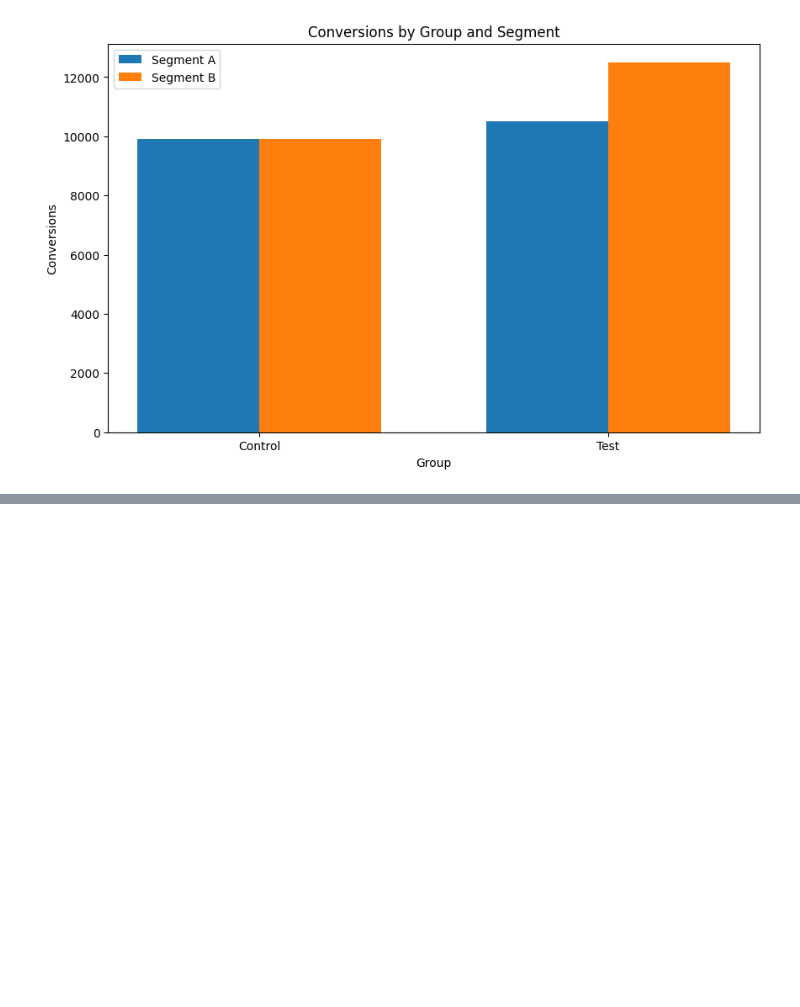
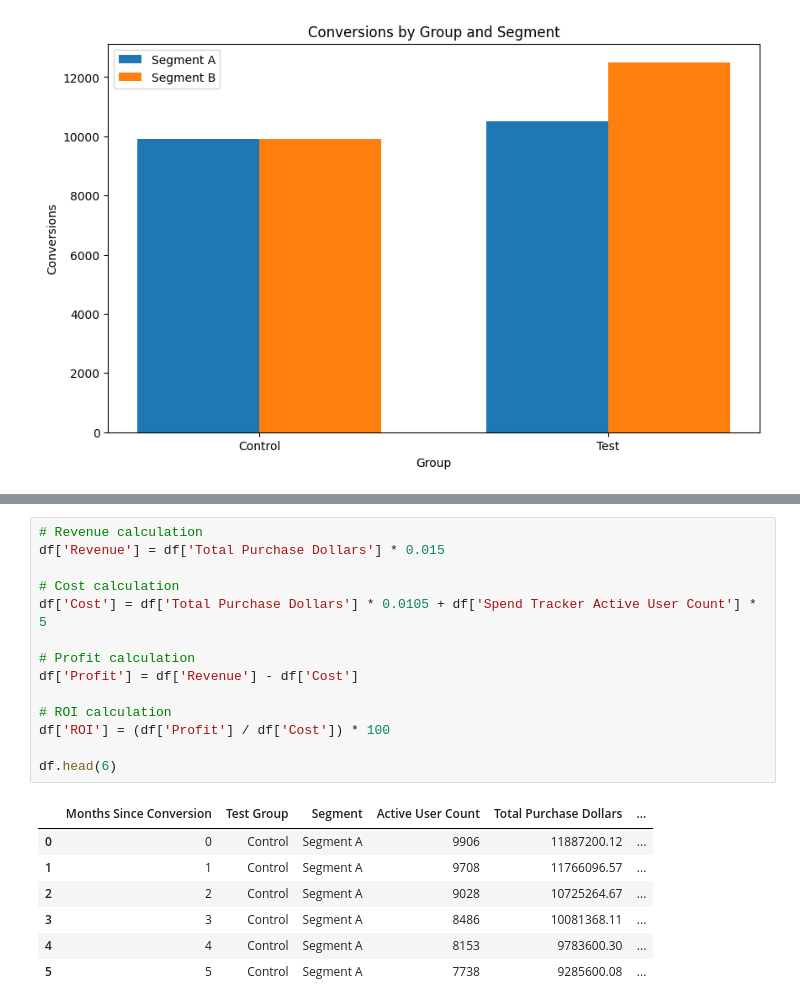
Before and after one commit to programeralebrije/ChimeSpendTracker, a Jupyter notebook: ChimeSpendTracker.ipynb, the cells around one changed output, grey strips where cells are left out. Saved outputs shown, nothing was run; the diff lists cells and outputs as text; blank space fills up the shorter version.

```diff
--- a/ChimeSpendTracker.ipynb
+++ b/ChimeSpendTracker.ipynb
@@ -102,0 +113,22 @@ plt.show()
+# %%
+# Revenue calculation
+df['Revenue'] = df['Total Purchase Dollars'] * 0.015
+
+# Cost calculation
+df['Cost'] = df['Total Purchase Dollars'] * 0.0105 + df['Spend Tracker Active User Count'] * 5
+
+# Profit calculation
+df['Profit'] = df['Revenue'] - df['Cost']
+
+# ROI calculation
+df['ROI'] = (df['Profit'] / df['Cost']) * 100
+
+df.head(6)
+# %% [output]
+|  | Months Since Conversion | Test Group | Segment | Active User Count | Total Purchase Dollars | ... |
+| 0 | 0 | Control | Segment A | 9906 | 11887200.12 | ... |
+| 1 | 1 | Control | Segment A | 9708 | 11766096.57 | ... |
+| 2 | 2 | Control | Segment A | 9028 | 10725264.67 | ... |
+| 3 | 3 | Control | Segment A | 8486 | 10081368.11 | ... |
+| 4 | 4 | Control | Segment A | 8153 | 9783600.30 | ... |
+| 5 | 5 | Control | Segment A | 7738 | 9285600.08 | ... |
```
Also changed, not shown: parts of 6 cells of this notebook.
